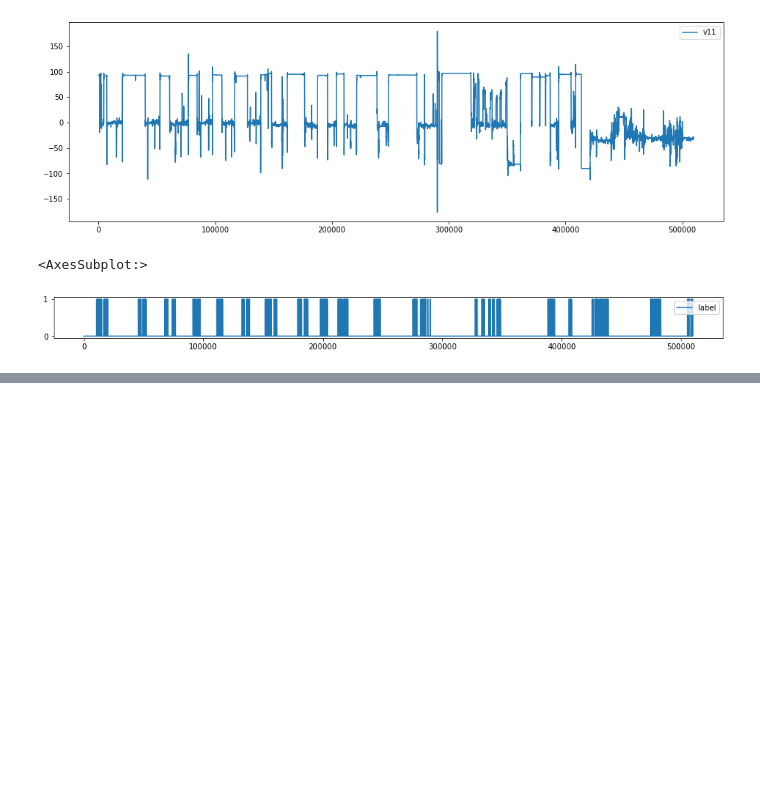
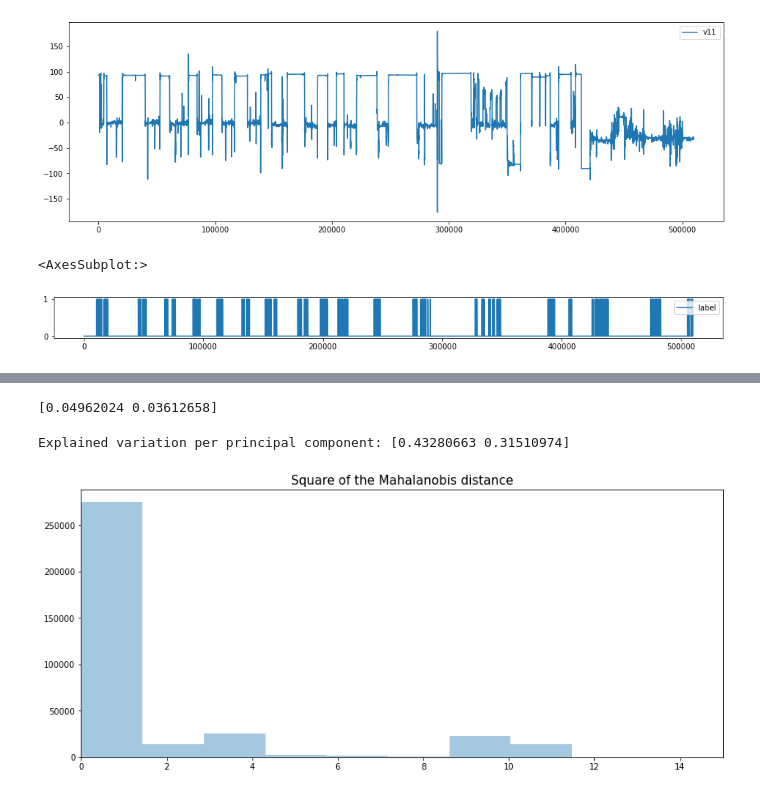
Before and after one commit to huahuawong/datascience-essentials, a Jupyter notebook: 1. Machine Learning/Time Series/Anomaly Detection/EDA.ipynb, the cells around one changed output, grey strips where cells are left out. Cells and saved outputs as stored; diff of their text form; code cells hidden in the pictures; blank space fills up the shorter version.

```diff
--- a/1. Machine Learning/Time Series/Anomaly Detection/EDA.ipynb
+++ b/1. Machine Learning/Time Series/Anomaly Detection/EDA.ipynb
@@ -55,0 +84,3 @@ label_df.plot(figsize = (16, 1))
+# %%
+train_data.drop(columns=['y'], inplace=True)
+test_data.drop(columns=['y'], inplace=True)
@@ -55,0 +156,10 @@ label_df.plot(figsize = (16, 1))
+# %%
+from sklearn.decomposition import PCA
+
+# only keep the first 2 principal components
+pca = PCA(n_components=2, svd_solver='full')
+
+X_train_PCA = pca.fit_transform(X_train)
+print(pca.explained_variance_)
+# %% [output]
+[0.04962024 0.03612658]
@@ -55,0 +180,39 @@ label_df.plot(figsize = (16, 1))
+# %%
+print('Explained variation per principal component: {}'.format(pca.explained_variance_ratio_))
+# %% [output]
+Explained variation per principal component: [0.43280663 0.31510974]
+# %%
+# Calculate the covariance matrix and its inverse, based principal components of training data
+# cov_matrix/inv_cov_matrix shape: (num_principal_components x num_principal_components)
+cov_matrix, inv_cov_matrix = cov_matrix(principal_components_train)
+
+# calculate the mean value for the principal components of training set, as this is used later
+# to calculate the Mahalanobis distance to datapoints in the test set
+# mean_distr shape: (num_principal_components, )
+mean_distr = principal_components_train.mean(axis=0)
+
+# calculate the Mahalanobis distance for training set
+# dist_train length: num_training_examples
+dist_train = MahalanobisDist(
+    inv_cov_matrix, mean_distr, principal_components_train, verbose=False)
+
+# find the threshold value to flag datapoints as an anomaly based on training set
+# threshold: a number, type numpy.float64
+threshold = MD_threshold(dist_train, std_dev=2)
+
+# calculate the Mahalanobis distance for test set, to be compared with the anomaly threshold
+# dist_test length: num_test_examples
+dist_test = MahalanobisDist(
+    inv_cov_matrix, mean_distr, principal_components_test, verbose=False)
+# %%
+import matplotlib.pyplot as plt
+import seaborn as sns
+
+plt.figure(figsize=(14, 6))
+sns.distplot(np.square(dist_train),
+             bins=10,
+             kde=False).set_title('Square of the Mahalanobis distance', fontsize=15)
+plt.xlim([0.0, 15])
+plt.show()
+# %% [output]
+[figure, added]
```
Also changed, not shown: parts of 13 cells of this notebook.
